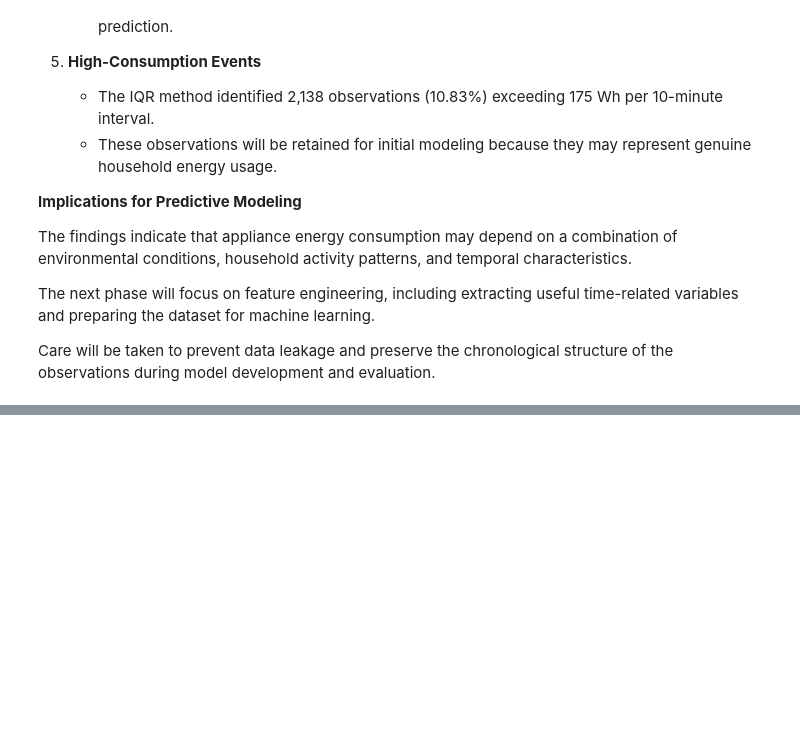
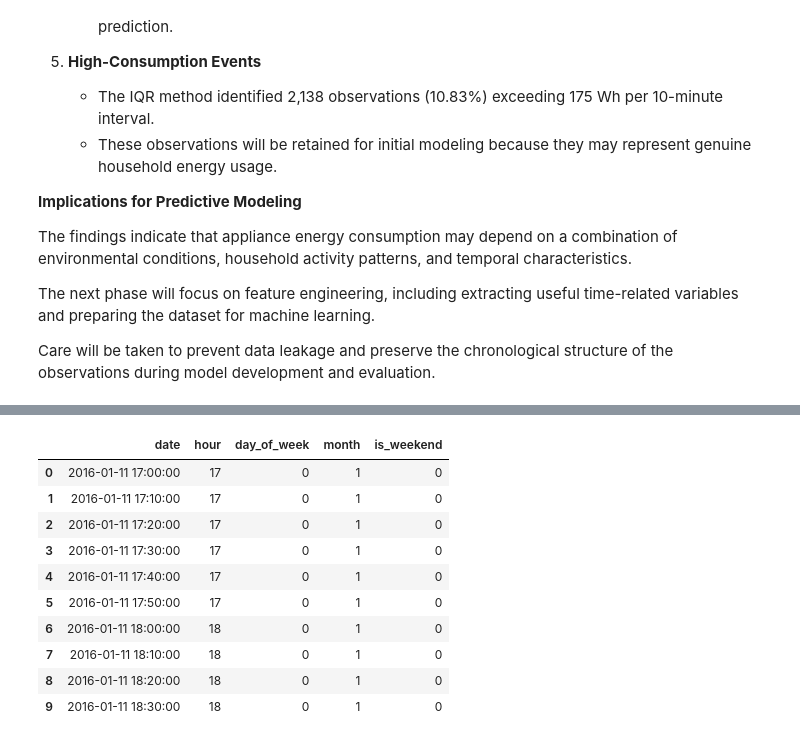
Before and after one commit to damisar/Smart_Home_Energy_Consumption_Prediction, a Jupyter notebook: notebook/Smart_Home_Energy_Consumption_Prediction.ipynb, the cells around one changed output, grey strips where cells are left out. Cells and saved outputs as stored; diff of their text form; code cells hidden in the pictures; blank space fills up the shorter version.

Commit message:
Add feature engineering and persistence forecasting baseline

```diff
--- a/notebook/Smart_Home_Energy_Consumption_Prediction.ipynb
+++ b/notebook/Smart_Home_Energy_Consumption_Prediction.ipynb
@@ -577,0 +588,34 @@ Care will be taken to prevent data leakage and preserve the chronological struct
+# %%
+# Section 3.1: Time-Based Feature Extraction
+
+# Create a separate dataset for feature engineering
+df_model = df.copy()
+
+# Extract time-related features
+df_model["hour"] = df_model["date"].dt.hour
+df_model["day_of_week"] = df_model["date"].dt.dayofweek
+df_model["month"] = df_model["date"].dt.month
+
+# Weekend indicator: 1 = Weekend, 0 = Weekday
+df_model["is_weekend"] = (
+    df_model["day_of_week"] >= 5
+).astype(int)
+
+# Display the newly created features
+display(
+    df_model[
+        ["date", "hour", "day_of_week", "month", "is_weekend"]
+    ].head(10)
+)
+# %% [output]
+|  | date | hour | day_of_week | month | is_weekend |
+| 0 | 2016-01-11 17:00:00 | 17 | 0 | 1 | 0 |
+| 1 | 2016-01-11 17:10:00 | 17 | 0 | 1 | 0 |
+| 2 | 2016-01-11 17:20:00 | 17 | 0 | 1 | 0 |
+| 3 | 2016-01-11 17:30:00 | 17 | 0 | 1 | 0 |
+| 4 | 2016-01-11 17:40:00 | 17 | 0 | 1 | 0 |
+| 5 | 2016-01-11 17:50:00 | 17 | 0 | 1 | 0 |
+| 6 | 2016-01-11 18:00:00 | 18 | 0 | 1 | 0 |
+| 7 | 2016-01-11 18:10:00 | 18 | 0 | 1 | 0 |
+| 8 | 2016-01-11 18:20:00 | 18 | 0 | 1 | 0 |
+| 9 | 2016-01-11 18:30:00 | 18 | 0 | 1 | 0 |
```
Also changed, not shown: parts of 26 cells of this notebook.
